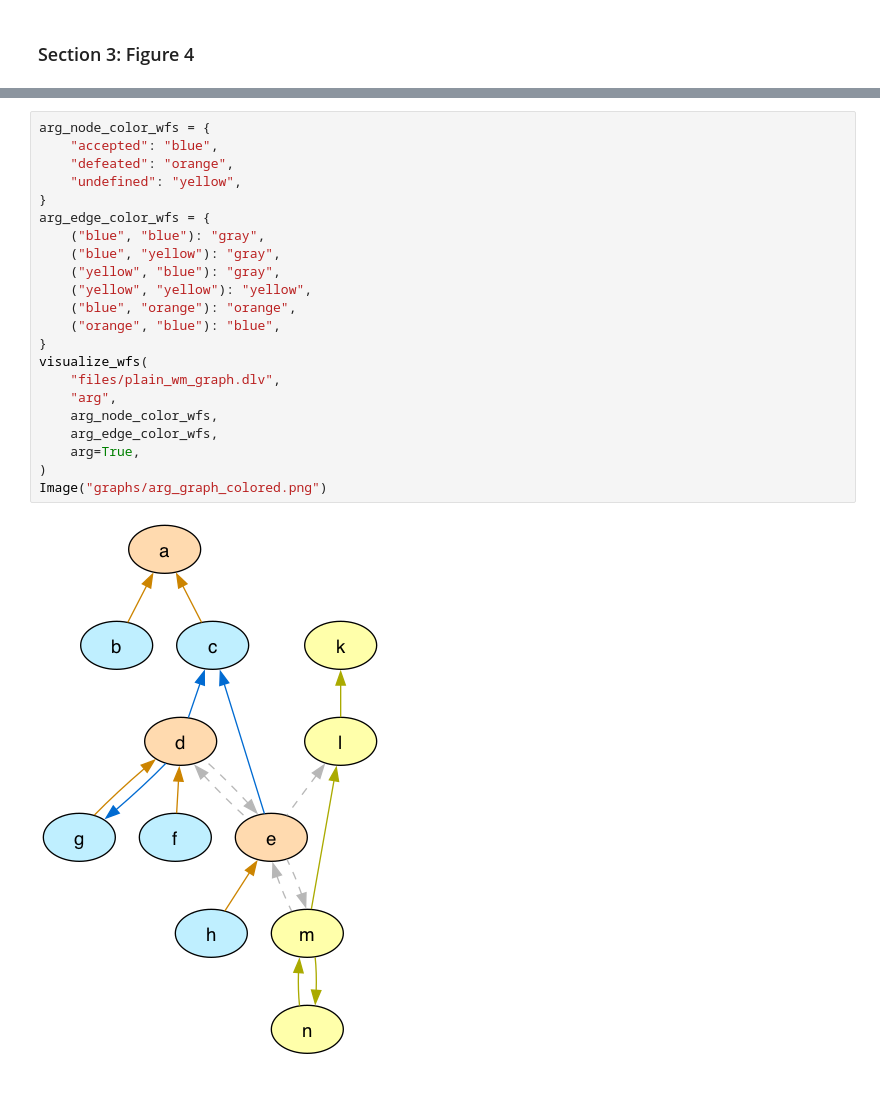
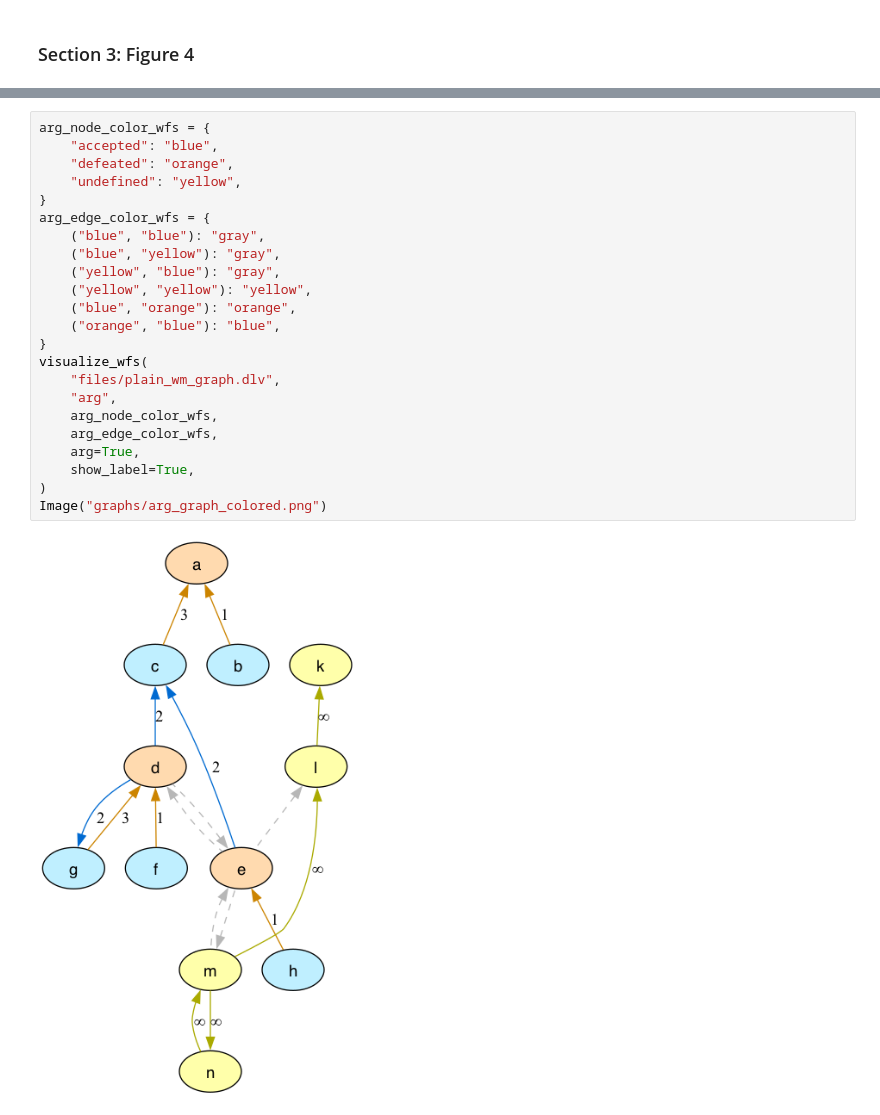
Before and after one commit to idaks/Games-and-Argumentation-AI3, a Jupyter notebook: demo.ipynb, the cells around one changed output, grey strips where cells are left out. Saved outputs shown, nothing was run; the diff lists cells and outputs as text; blank space fills up the shorter version.

```diff
--- a/demo.ipynb
+++ b/demo.ipynb
@@ -168,24 +169,25 @@ Image("graphs/game_graph_colored.png")
 # %%
 arg_node_color_wfs = {
     "accepted": "blue",
     "defeated": "orange",
     "undefined": "yellow",
 }
 arg_edge_color_wfs = {
     ("blue", "blue"): "gray",
     ("blue", "yellow"): "gray",
     ("yellow", "blue"): "gray",
     ("yellow", "yellow"): "yellow",
     ("blue", "orange"): "orange",
     ("orange", "blue"): "blue",
 }
 visualize_wfs(
     "files/plain_wm_graph.dlv",
     "arg",
     arg_node_color_wfs,
     arg_edge_color_wfs,
     arg=True,
+    show_label=True,
 )
 Image("graphs/arg_graph_colored.png")
 # %% [output]
-[figure, old version]
+[figure, new version]
```
Also changed, not shown: parts of 1 cell of this notebook, 16 other files.
